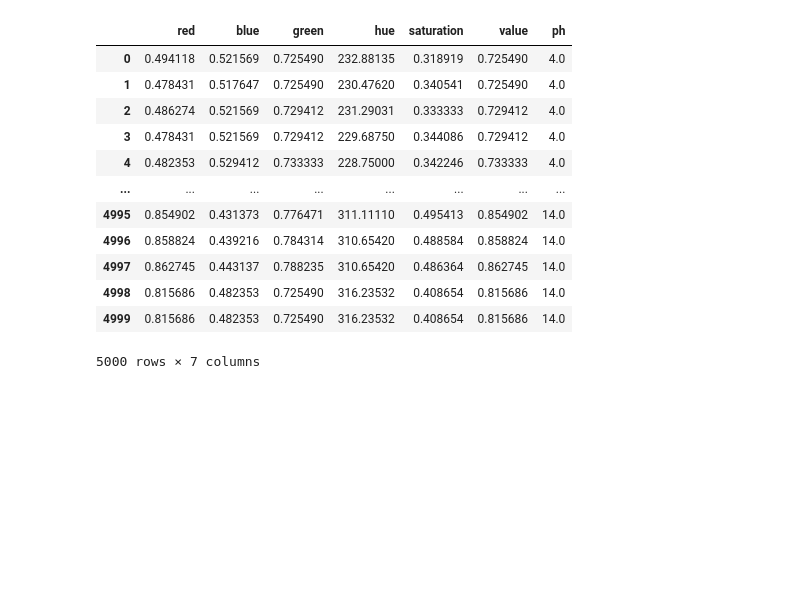
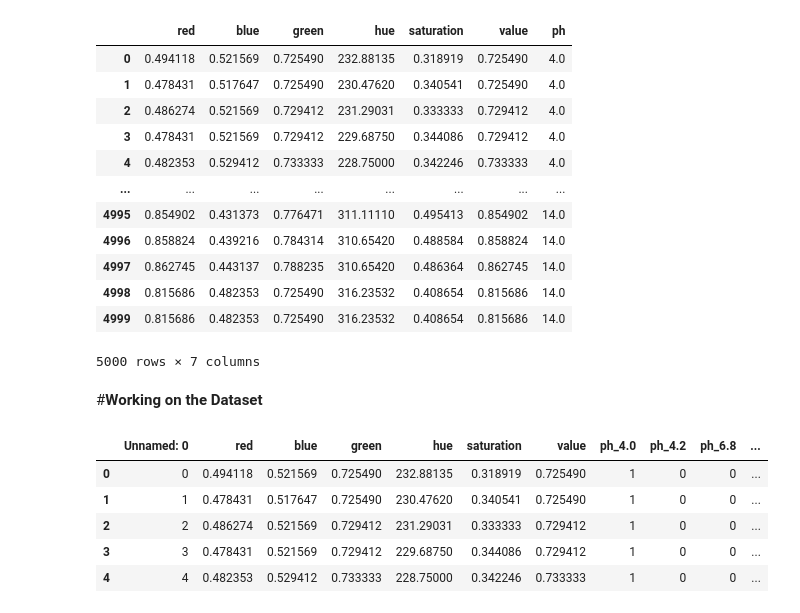
Before and after one commit to EmmanuelOoko/pHChlorine, a Jupyter notebook: ph_data.ipynb, the cells around one changed output. Drawn from its saved outputs; the diff is of its cells as text; code cells hidden in the pictures; blank space fills up the shorter version.

```diff
--- a/ph_data.ipynb
+++ b/ph_data.ipynb
@@ -721,3 +721,18 @@ result
 5000 rows × 7 columns
 # %%
 result.to_csv('/content/ph_datasets/ph_dataset.csv')
+# %% [markdown]
+#**Working on the Dataset**
+# %%
+dataset = pd.read_csv('/content/ph_datasets/ph_dataset.csv')
+# %%
+# One-Hot-Encoding
+dataset = pd.get_dummies(dataset, columns=['ph'])
+dataset.head()
+# %% [output]
+|  | Unnamed: 0 | red | blue | green | hue | saturation | value | ph_4.0 | ph_4.2 | ph_6.8 | ... |
+| 0 | 0 | 0.494118 | 0.521569 | 0.725490 | 232.88135 | 0.318919 | 0.725490 | 1 | 0 | 0 | ... |
+| 1 | 1 | 0.478431 | 0.517647 | 0.725490 | 230.47620 | 0.340541 | 0.725490 | 1 | 0 | 0 | ... |
+| 2 | 2 | 0.486274 | 0.521569 | 0.729412 | 231.29031 | 0.333333 | 0.729412 | 1 | 0 | 0 | ... |
+| 3 | 3 | 0.478431 | 0.521569 | 0.729412 | 229.68750 | 0.344086 | 0.729412 | 1 | 0 | 0 | ... |
+| 4 | 4 | 0.482353 | 0.529412 | 0.733333 | 228.75000 | 0.342246 | 0.733333 | 1 | 0 | 0 | ... |
```
Also changed, not shown: parts of 18 cells of this notebook.
